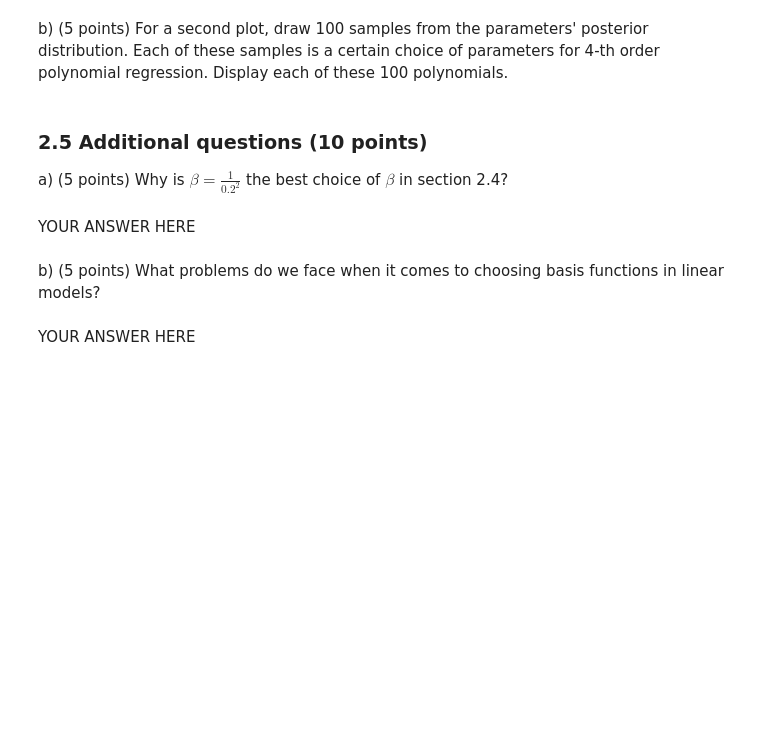
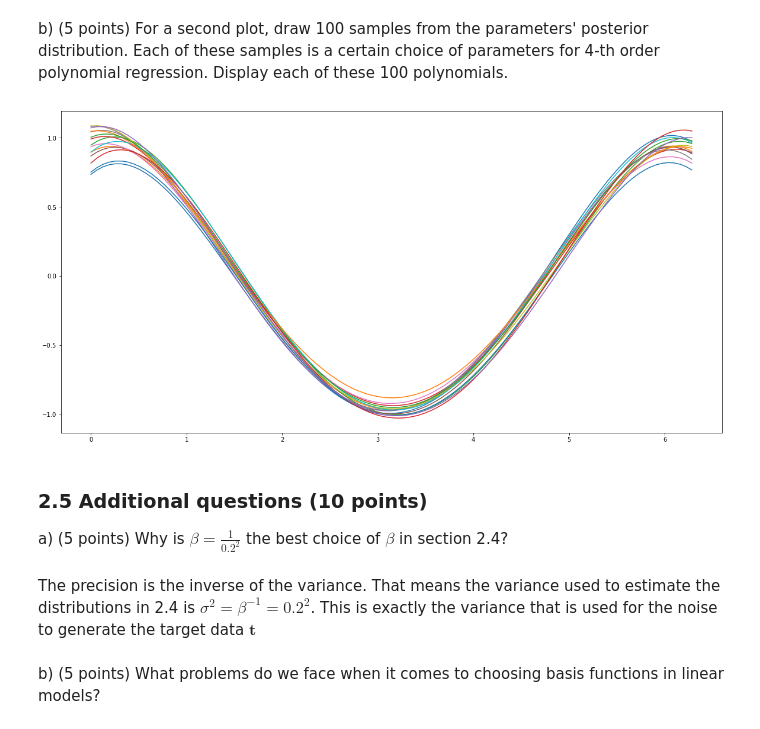
Before and after one commit to hammond756/ml1labs, a Jupyter notebook: 11336404_10437215_10608516_lab1.ipynb, the cells around one changed output. Saved outputs shown, nothing was run; the diff lists cells and outputs as text; code cells hidden in the pictures; blank space fills up the shorter version.

```diff
--- a/11336404_10437215_10608516_lab1.ipynb
+++ b/11336404_10437215_10608516_lab1.ipynb
@@ -418,10 +415,20 @@ raise NotImplementedError()
+# %%
+N = 15
+
+sample_parameters = np.random.multivariate_normal(m, S, N)
+
+for w in sample_parameters:
+
+    # poly1d created polynomial function with coefficients of its argument (from highest to lowest power)
+    y = np.poly1d(np.flip(w, 0))
+    plt.plot(x_axis, y(x_axis))
+# %% [output]
+[figure, added]
 # %% [markdown]
 ### 2.5 Additional questions (10 points)
 
 a) (5 points) Why is $\beta=\frac{1}{0.2^2}$ the best choice of $\beta$ in section 2.4?
-# %% [markdown]
-YOUR ANSWER HERE
+# %% [markdown]
+The precision is the inverse of the variance. That means the variance used to estimate the distributions in 2.4 is $\sigma^2 = \beta^{-1} = 0.2^2$. This is exactly the variance that is used for the noise to generate the target data $\mathbf{t}$
 # %% [markdown]
 b) (5 points) What problems do we face when it comes to choosing basis functions in linear models?
-# %% [markdown]
-YOUR ANSWER HERE
```
Also changed, not shown: parts of 10 cells of this notebook.
